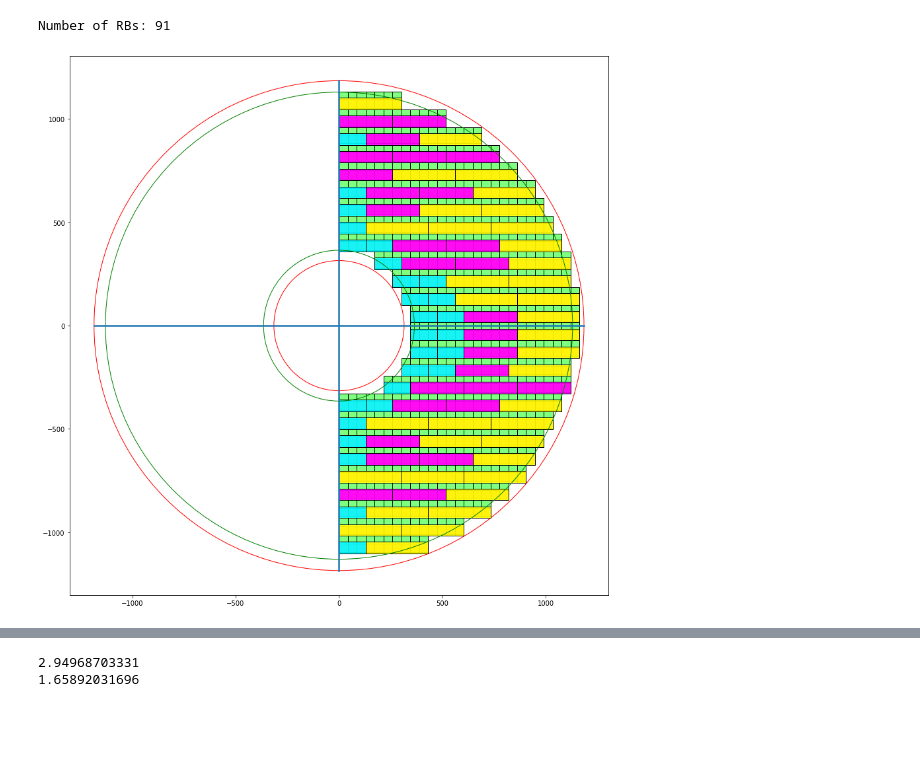
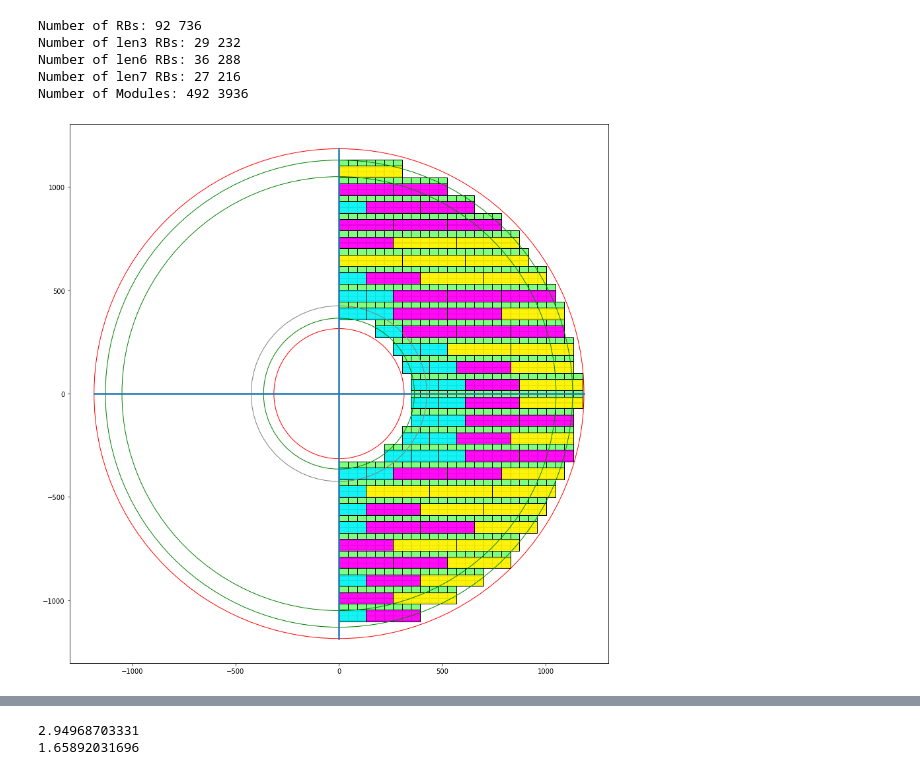
Before and after one commit to yashmehra028/ETL-Copy, a Jupyter notebook: coverage.ipynb, the cells around one changed output, grey strips where cells are left out. Drawn from its saved outputs; the diff is of its cells as text; code cells hidden in the pictures; blank space fills up the shorter version.

```diff
--- a/coverage.ipynb
+++ b/coverage.ipynb
@@ -28,12 +31,18 @@ def getMinRadius(points):
         if math.sqrt(x**2+y**2)<r_min: r_min = math.sqrt(x**2+y**2)
     return r_min
 # %%
-def getRBs(length, radius=0):
+def getRBs(length, y, radius=0):
     tmp = length
     nSeven = 0
     nSix = 0
     nThree = 0
-    if length>7 and radius<500: nThree = 1
+    #if length>7 and radius<470 and abs(y)<400 and abs(y)>300: nThree = 2
+    if length>7 and radius<470:
+        if abs(y)<470 and abs(y)>300:
+            nThree = 2
+        else:
+            nThree = 1
+    #if length>7 and radius<470: nThree = 1
     length = length - nThree*3 # new
     nSevenMax = int(length/7)
     for i in reversed(range(nSevenMax+1)):
@@ -49,6 +58,9 @@ def getRBs(length, radius=0):
     if length%6>0:
         nThree += 1
     #print (nThree, nSix, nSeven)
+    if length == 11:
+        nSeven+=1
+        nSix-=1 # that's after subtraction
     column = [3]*nThree + [6]*nSix + [7]*nSeven
     if not sum(column) == tmp: print ("Something went wrong")
     return column
@@ -66,0 +107,6 @@ def getRBs(length, radius=0):
+# %%
+modules = makeModule(700, 700, honesty='Low')
+for m in modules[0]:
+    plt.gca().add_patch(m)
+plt.axis('scaled')
+plt.show()
@@ -177,7 +281,7 @@ modules = []
 #modules += fillDeeWithModules(-28.25,-1163.7)[0]
 
 #modules += fillDee(-28.25-((56.5+29.5)*15),0, showRB=True, showPB=True, honesty='High')[0]
-modules += fillDee(0,-module_y/2-((module_y+PB_y)*15), xmax=1185, showRB=True, showPB=True, honesty='High', PB='right')[0]
+modules += fillDee(0,-module_y/2-((module_y+PB_y)*15), xmax=1185, showRB=True, showPB=True, honesty='superHigh', PB='right')[0]
 
 #modules += fillDeeWithPBs(28.25-(56.5+29.5)*15,0,xmax=disk_outer-PB_x*2)
 
@@ -208,6 +312,16 @@ coverage_outer = plt.Circle((0, 0), 1130,fill=None, edgecolor='green')
 plt.gca().add_patch(coverage_inner)
 plt.gca().add_patch(coverage_outer)
 
+highflux = plt.Circle((0, 0), 425,fill=None, edgecolor='gray')
+plt.gca().add_patch(highflux)
+
+#testPCB = [[math.sqrt(disk_outer**2-(module_y*(-3.)/2-1*PB_y)**2), module_y*(-3.)/2-1*PB_y], [math.sqrt(disk_outer**2-(module_y*5./2+2*PB_y)**2)-50,module_y*5./2+2*PB_y], [math.sqrt(disk_outer**2-(module_y*5./2+2*PB_y)**2)-50,module_y*3./2+2*PB_y], [math.sqrt(disk_outer**2-(module_y*5./2+2*PB_y)**2),module_y*3./2+2*PB_y]]
+#plt.gca().add_patch(plt.Polygon(testPCB, closed=True, fc=(0.7,0.3,0.5,0.9), ec=(0,0,0,1)))
+services = []
+#services += putServices()
+for s in services:
+    plt.gca().add_patch(s)
+
 plt.axis('scaled')
 plt.show()
 # %% [output]
@@ -216,32 +334,41 @@ Number of RBs: 92
 # %%
 inner = plt.Circle((0, 0), 315,fill=None, edgecolor='r')
 outer = plt.Circle((0, 0), 1185,fill=None, edgecolor='r')
 
 modules = []
 
-modules += fillDee(0,-module_y-PB_y/2-((module_y+PB_y)*15), showRB=True, showPB=True, honesty='High', PB='right')[0]
+modules += fillDee(0,-module_y-PB_y/2-((module_y+PB_y)*15), showRB=True, showPB=True, honesty='superHigh', PB='right')[0]
 
 plt.gca().add_patch(inner)
 plt.gca().add_patch(outer)
 for m in modules:
     plt.gca().add_patch(m)
 
 hori = plt.Line2D((-1185, 1185), (0, 0), lw=2.5)
 vert = plt.Line2D((0, 0), (-1185, 1185), lw=2.5)
 
 plt.gca().add_line(hori)
 plt.gca().add_line(vert)
 
 coverage_inner = plt.Circle((0, 0), 365,fill=None, edgecolor='green')
 coverage_outer = plt.Circle((0, 0), 1130,fill=None, edgecolor='green')
+coverage_outer2 = plt.Circle((0, 0), 1050,fill=None, edgecolor='green')
 plt.gca().add_patch(coverage_inner)
 plt.gca().add_patch(coverage_outer)
+plt.gca().add_patch(coverage_outer2)
+
+highflux = plt.Circle((0, 0), 425,fill=None, edgecolor='gray')
+plt.gca().add_patch(highflux)
 
 plt.axis('scaled')
 plt.show()
 # %% [output]
-Number of RBs: 91
+Number of RBs: 92 736
+Number of len3 RBs: 29 232
+Number of len6 RBs: 36 288
+Number of len7 RBs: 27 216
+Number of Modules: 492 3936
-[figure, old version]
+[figure, new version]
 # %%
 inner = plt.Circle((0, 0), 315,fill=None, edgecolor='r')
 outer = plt.Circle((0, 0), 1185,fill=None, edgecolor='r')
```
Also changed, not shown: parts of 16 cells of this notebook.
